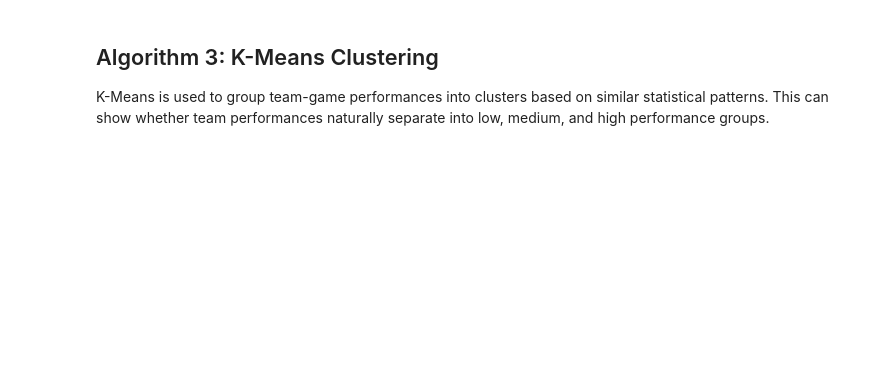
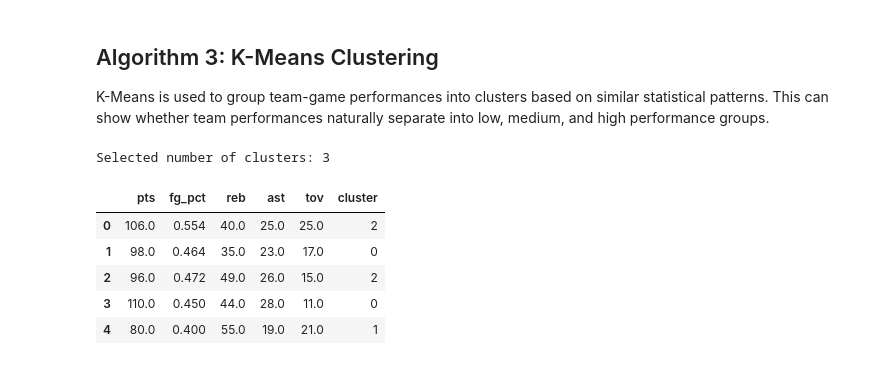
Before and after one commit to ITClown02/cse487, a Jupyter notebook: src/phase2_ml.ipynb, the cells around one changed output. Saved outputs shown, nothing was run; the diff lists cells and outputs as text; code cells hidden in the pictures; blank space fills up the shorter version.

```diff
--- a/src/phase2_ml.ipynb
+++ b/src/phase2_ml.ipynb
@@ -412,17 +1017,50 @@ plt.show()
 
 K-Means is used to group team-game performances into clusters based on similar statistical patterns. This can show whether team performances naturally separate into low, medium, and high performance groups.
 # %%
-# Algorithm 3: K-Means Clustering
-# Goal: Group team-game records into performance clusters
+# Algorithm 3: K-Means Clustering from scratch
 
-cluster_features = ["pts", "fg_pct", "reb", "ast", "tov"]
-X = df[cluster_features]
+# Previous testing showed that k = 3 provided the most meaningful
+# separation of team-game performance.
+cluster_features = [
+    "pts",
+    "fg_pct",
+    "reb",
+    "ast",
+    "tov"
+]
 
-scaler = StandardScaler()
-X_scaled = scaler.fit_transform(X)
+# Standardize the features so that variables with larger scales
+# do not dominate the distance calculation.
+cluster_scaler = StandardScalerScratch()
 
-kmeans = KMeans(n_clusters=3, random_state=42, n_init=10)
-df["cluster"] = kmeans.fit_predict(X_scaled)
+cluster_X_scaled = cluster_scaler.fit_transform(
+    df[cluster_features]
+)
 
-df[["pts", "fg_pct", "reb", "ast", "tov", "cluster"]].head()
+# Train the K-Means model using three clusters.
+k_value = 3
+
+final_kmeans = KMeansScratch(
+    n_clusters=k_value,
+    random_state=42,
+    n_init=10
+)
+
+df["cluster"] = final_kmeans.fit_predict(
+    cluster_X_scaled
+)
+
+print("Selected number of clusters:", k_value)
+
+display(
+    df[cluster_features + ["cluster"]].head()
+)
+# %% [output]
+Selected number of clusters: 3
+|  | pts | fg_pct | reb | ast | tov | cluster |
+| 0 | 106.0 | 0.554 | 40.0 | 25.0 | 25.0 | 2 |
+| 1 | 98.0 | 0.464 | 35.0 | 23.0 | 17.0 | 0 |
+| 2 | 96.0 | 0.472 | 49.0 | 26.0 | 15.0 | 2 |
+| 3 | 110.0 | 0.450 | 44.0 | 28.0 | 11.0 | 0 |
+| 4 | 80.0 | 0.400 | 55.0 | 19.0 | 21.0 | 1 |
 # %%
```
Also changed, not shown: parts of 29 cells of this notebook, 1 other file.
